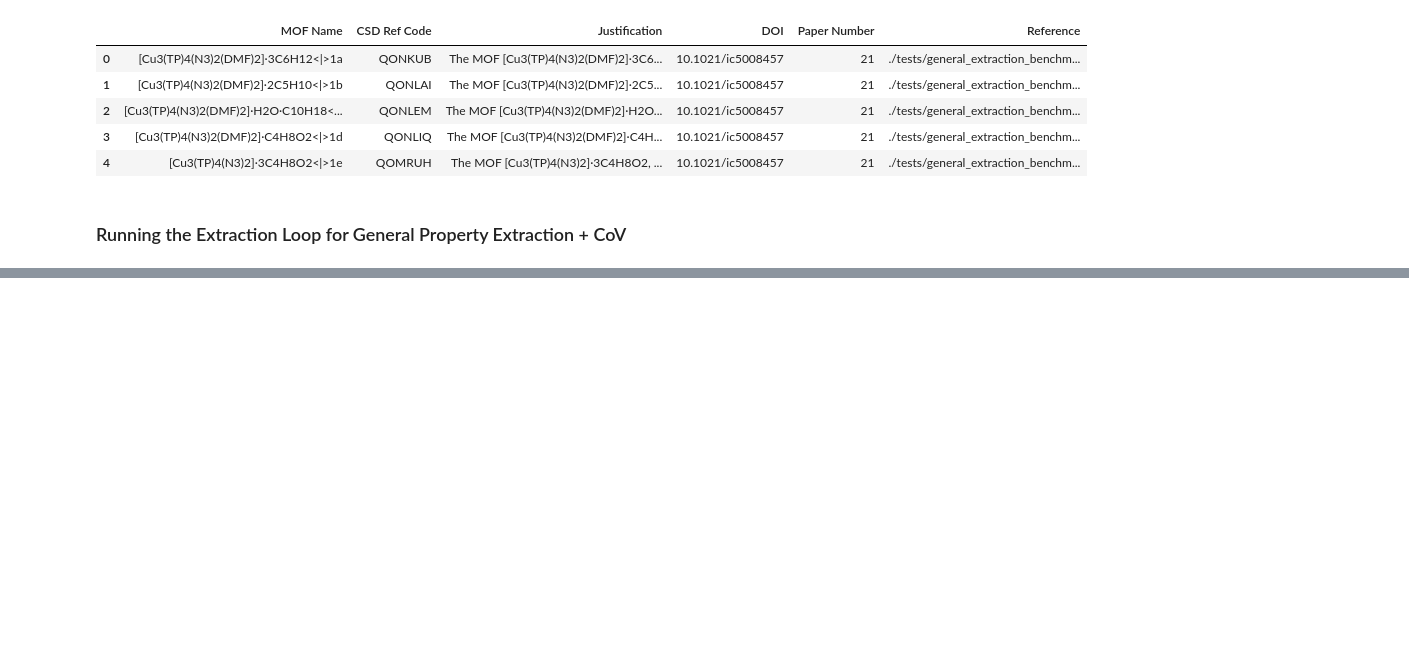
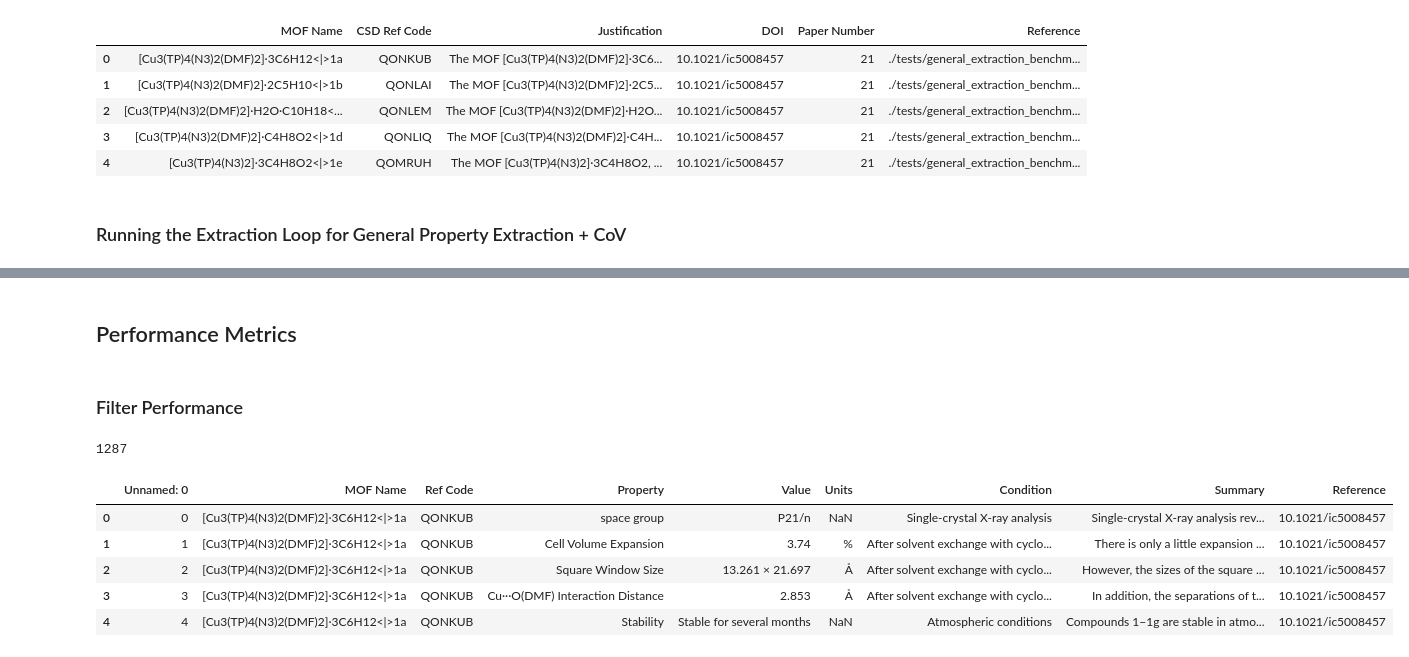
Before and after one commit to AI4ChemS/MOF_ChemUnity, a Jupyter notebook: General_Extraction_Benchmark.ipynb, the cells around one changed output, grey strips where cells are left out. Saved outputs shown, nothing was run; the diff lists cells and outputs as text; code cells hidden in the pictures; blank space fills up the shorter version.

```diff
--- a/General_Extraction_Benchmark.ipynb
+++ b/General_Extraction_Benchmark.ipynb
@@ -158,3 +157,7 @@ ValueError: If using all scalar values, you must pass an index
 # %%
 all_props.to_csv("/mnt/c/Users/Amro/Desktop/all.csv")
 filtered.to_csv("/mnt/c/Users/Amro/Desktop/fil.csv")
+# %% [markdown]
+## Performance Metrics
+# %% [markdown]
+### Filter Performance
@@ -160,0 +167,13 @@ filtered.to_csv("/mnt/c/Users/Amro/Desktop/fil.csv")
+# %%
+len(all_props)
+# %% [output]
+1287
+# %%
+all_props.head()
+# %% [output]
+|  | Unnamed: 0 | MOF Name | Ref Code | Property | Value | Units | Condition | Summary | Reference |
+| 0 | 0 | [Cu3(TP)4(N3)2(DMF)2]·3C6H12<|>1a | QONKUB | space group | P21/n | NaN | Single-crystal X-ray analysis | Single-crystal X-ray analysis rev... | 10.1021/ic5008457 |
+| 1 | 1 | [Cu3(TP)4(N3)2(DMF)2]·3C6H12<|>1a | QONKUB | Cell Volume Expansion | 3.74 | % | After solvent exchange with cyclo... | There is only a little expansion ... | 10.1021/ic5008457 |
+| 2 | 2 | [Cu3(TP)4(N3)2(DMF)2]·3C6H12<|>1a | QONKUB | Square Window Size | 13.261 × 21.697 | Å | After solvent exchange with cyclo... | However, the sizes of the square ... | 10.1021/ic5008457 |
+| 3 | 3 | [Cu3(TP)4(N3)2(DMF)2]·3C6H12<|>1a | QONKUB | Cu···O(DMF) Interaction Distance | 2.853 | Å | After solvent exchange with cyclo... | In addition, the separations of t... | 10.1021/ic5008457 |
+| 4 | 4 | [Cu3(TP)4(N3)2(DMF)2]·3C6H12<|>1a | QONKUB | Stability | Stable for several months | NaN | Atmospheric conditions | Compounds 1−1g are stable in atmo... | 10.1021/ic5008457 |
```
Also changed, not shown: parts of 16 cells of this notebook, 2 other files.
